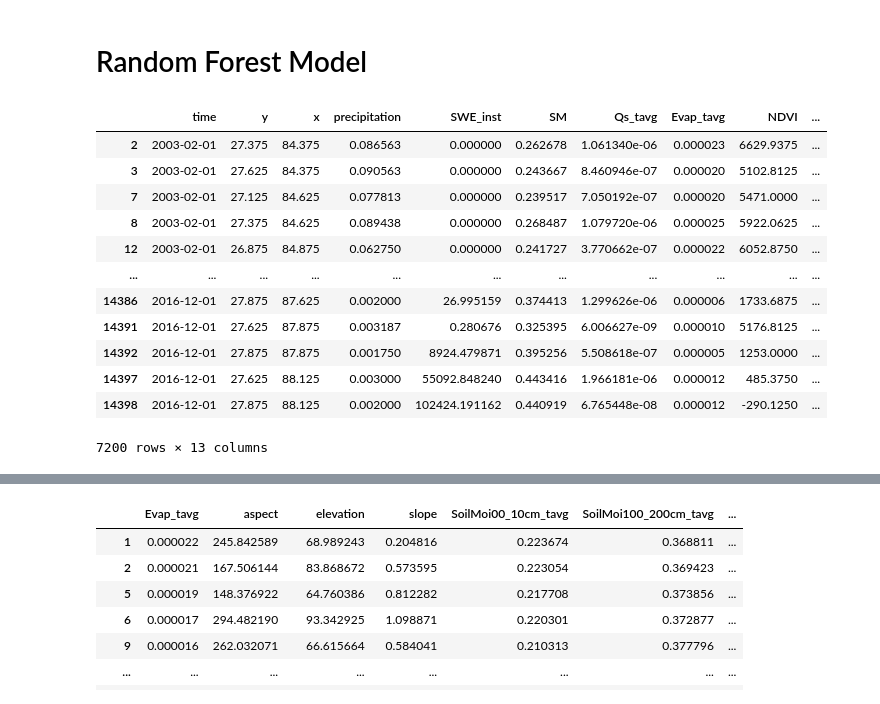
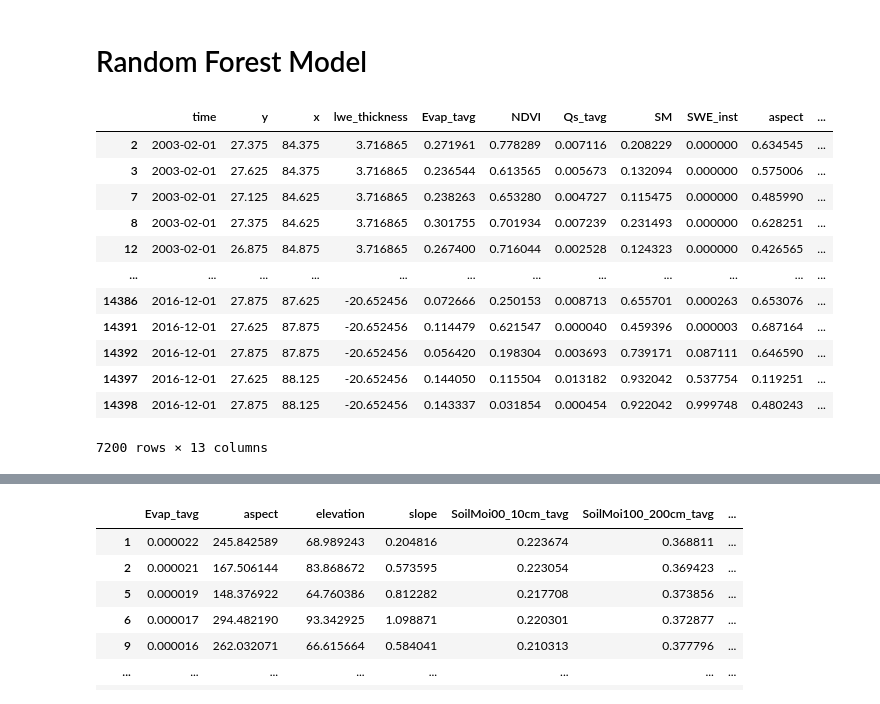
Before and after one commit to AshHydroCoder/GRACE-Downscaler, a Jupyter notebook: GRACE_RFM.ipynb, the cells around one changed output, grey strips where cells are left out. Saved outputs shown, nothing was run; the diff lists cells and outputs as text; code cells hidden in the pictures.

```diff
--- a/GRACE_RFM.ipynb
+++ b/GRACE_RFM.ipynb
@@ -15,41 +15,42 @@ Mounted at /content/drive
 # %%
 import pandas as pd
 import os
 from sklearn.preprocessing import MinMaxScaler
 
 path = '/content/drive/MyDrive/Thesis/RFM/Training'
 cluster = 'Cluster 1'
 
 
 # Load the CSV file, keeping 'time' as a regular column
 df_ori = pd.read_csv(os.path.join(path, f'{cluster}/combined_csv.csv'))
 #df_ori = pd.read_csv(f'/content/drive/MyDrive/Thesis/Terai/{cluster}/combined_csv.csv')
 
 # Exclude 'time', 'lat', and 'lon' from normalization
-columns_to_exclude = ['time', 'y', 'x','lwe_thickness','SWE_inst']
-#columns_to_normalize = df_ori.columns.difference(columns_to_exclude)
+columns_to_exclude = ['time', 'y', 'x','lwe_thickness']
+columns_to_normalize = df_ori.columns.difference(columns_to_exclude)
 
 # Normalize only the selected columns
 scaler = MinMaxScaler()
-#df_normalized = scaler.fit_transform(df_ori[columns_to_normalize])
+df_normalized = scaler.fit_transform(df_ori[columns_to_normalize])
 
 # Create a new DataFrame with normalized data and reattach the excluded columns
-#df_normalized = pd.DataFrame(df_normalized, columns=columns_to_normalize)
-#df = pd.concat([df_ori[columns_to_exclude], df_ori], axis=0)
-
-df = df_ori.dropna()
+df_normalized = pd.DataFrame(df_normalized, columns=columns_to_normalize)
+# Create a new DataFrame with normalized data and reattach the excluded columns
+df_normalized = pd.DataFrame(df_normalized, columns=columns_to_normalize)
+df = pd.concat([df_ori[columns_to_exclude], df_normalized], axis=1)
+df = df.dropna()
 df
 # %% [output]
-|  | time | y | x | precipitation | SWE_inst | SM | Qs_tavg | Evap_tavg | NDVI | ... |
-| 2 | 2003-02-01 | 27.375 | 84.375 | 0.086563 | 0.000000 | 0.262678 | 1.061340e-06 | 0.000023 | 6629.9375 | ... |
-| 3 | 2003-02-01 | 27.625 | 84.375 | 0.090563 | 0.000000 | 0.243667 | 8.460946e-07 | 0.000020 | 5102.8125 | ... |
-| 7 | 2003-02-01 | 27.125 | 84.625 | 0.077813 | 0.000000 | 0.239517 | 7.050192e-07 | 0.000020 | 5471.0000 | ... |
-| 8 | 2003-02-01 | 27.375 | 84.625 | 0.089438 | 0.000000 | 0.268487 | 1.079720e-06 | 0.000025 | 5922.0625 | ... |
-| 12 | 2003-02-01 | 26.875 | 84.875 | 0.062750 | 0.000000 | 0.241727 | 3.770662e-07 | 0.000022 | 6052.8750 | ... |
-| ... | ... | ... | ... | ... | ... | ... | ... | ... | ... | ... |
-| 14386 | 2016-12-01 | 27.875 | 87.625 | 0.002000 | 26.995159 | 0.374413 | 1.299626e-06 | 0.000006 | 1733.6875 | ... |
-| 14391 | 2016-12-01 | 27.625 | 87.875 | 0.003187 | 0.280676 | 0.325395 | 6.006627e-09 | 0.000010 | 5176.8125 | ... |
-| 14392 | 2016-12-01 | 27.875 | 87.875 | 0.001750 | 8924.479871 | 0.395256 | 5.508618e-07 | 0.000005 | 1253.0000 | ... |
-| 14397 | 2016-12-01 | 27.625 | 88.125 | 0.003000 | 55092.848240 | 0.443416 | 1.966181e-06 | 0.000012 | 485.3750 | ... |
-| 14398 | 2016-12-01 | 27.875 | 88.125 | 0.002000 | 102424.191162 | 0.440919 | 6.765448e-08 | 0.000012 | -290.1250 | ... |
+|  | time | y | x | lwe_thickness | Evap_tavg | NDVI | Qs_tavg | SM | SWE_inst | aspect | ... |
+| 2 | 2003-02-01 | 27.375 | 84.375 | 3.716865 | 0.271961 | 0.778289 | 0.007116 | 0.208229 | 0.000000 | 0.634545 | ... |
+| 3 | 2003-02-01 | 27.625 | 84.375 | 3.716865 | 0.236544 | 0.613565 | 0.005673 | 0.132094 | 0.000000 | 0.575006 | ... |
+| 7 | 2003-02-01 | 27.125 | 84.625 | 3.716865 | 0.238263 | 0.653280 | 0.004727 | 0.115475 | 0.000000 | 0.485990 | ... |
+| 8 | 2003-02-01 | 27.375 | 84.625 | 3.716865 | 0.301755 | 0.701934 | 0.007239 | 0.231493 | 0.000000 | 0.628251 | ... |
+| 12 | 2003-02-01 | 26.875 | 84.875 | 3.716865 | 0.267400 | 0.716044 | 0.002528 | 0.124323 | 0.000000 | 0.426565 | ... |
+| ... | ... | ... | ... | ... | ... | ... | ... | ... | ... | ... | ... |
+| 14386 | 2016-12-01 | 27.875 | 87.625 | -20.652456 | 0.072666 | 0.250153 | 0.008713 | 0.655701 | 0.000263 | 0.653076 | ... |
+| 14391 | 2016-12-01 | 27.625 | 87.875 | -20.652456 | 0.114479 | 0.621547 | 0.000040 | 0.459396 | 0.000003 | 0.687164 | ... |
+| 14392 | 2016-12-01 | 27.875 | 87.875 | -20.652456 | 0.056420 | 0.198304 | 0.003693 | 0.739171 | 0.087111 | 0.646590 | ... |
+| 14397 | 2016-12-01 | 27.625 | 88.125 | -20.652456 | 0.144050 | 0.115504 | 0.013182 | 0.932042 | 0.537754 | 0.119251 | ... |
+| 14398 | 2016-12-01 | 27.875 | 88.125 | -20.652456 | 0.143337 | 0.031854 | 0.000454 | 0.922042 | 0.999748 | 0.480243 | ... |
 7200 rows × 13 columns
```
Also changed, not shown: parts of 15 cells of this notebook.
